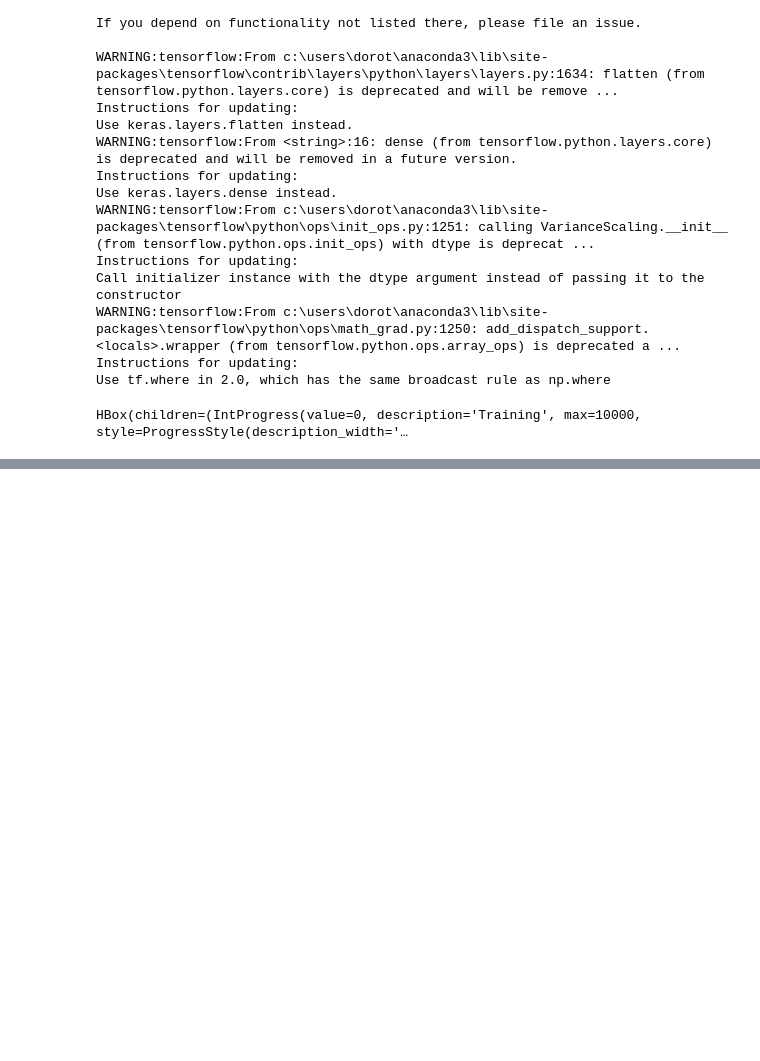
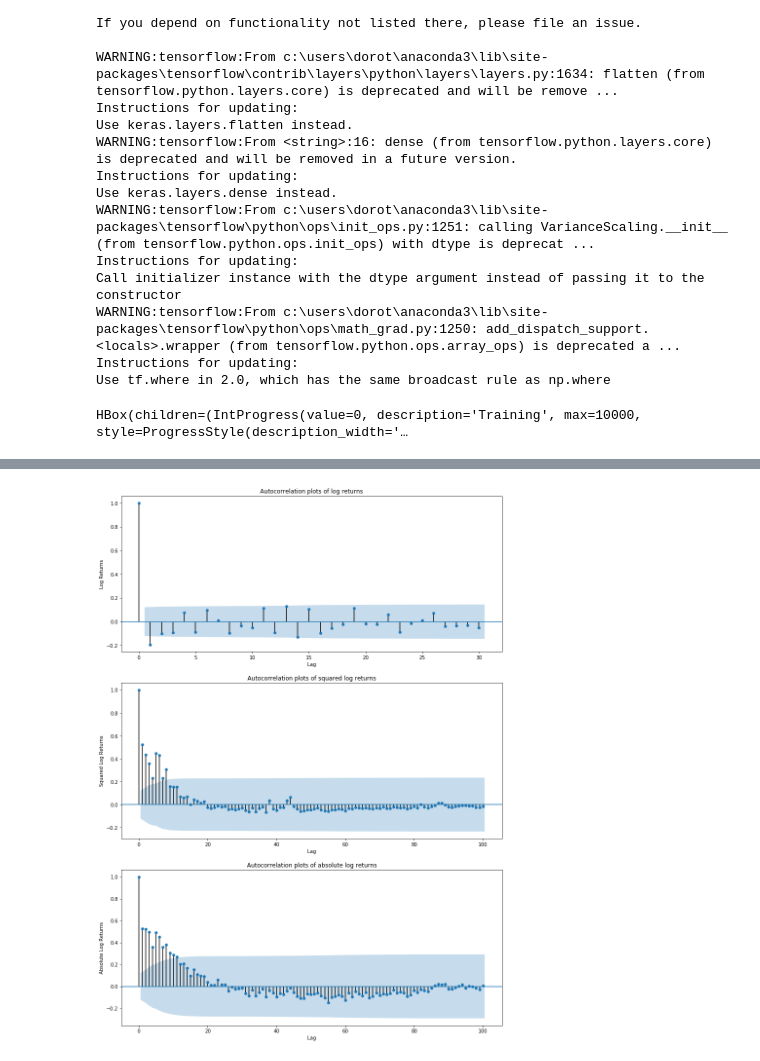
Before and after one commit to dzhang98/Thesis, a Jupyter notebook: Code/Model/CVAE Signatures Paper/run_model.ipynb, the cells around one changed output, grey strips where cells are left out. Saved outputs shown, nothing was run; the diff lists cells and outputs as text; code cells hidden in the pictures; blank space fills up the shorter version.

```diff
--- a/Code/Model/CVAE Signatures Paper/run_model.ipynb
+++ b/Code/Model/CVAE Signatures Paper/run_model.ipynb
@@ -100,3 +131,7 @@ Ks_2sampResult(statistic=0.039544094861943276, pvalue=1.0)
+# %%
+eval.plot_autocorrelation(original_logreturn)
+# %% [output]
+[figure, added]
 # %%
 eval.plot_volclusters(generated_logreturn)
 # %% [output]
```
Also changed, not shown: parts of 25 cells of this notebook, 4 other files.
